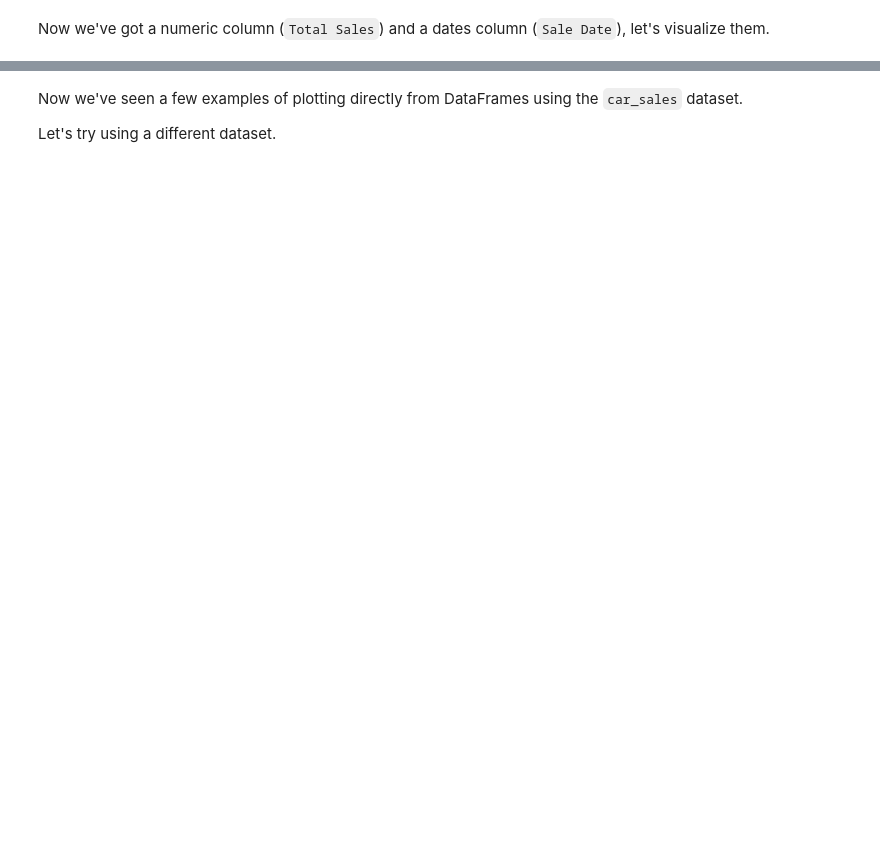
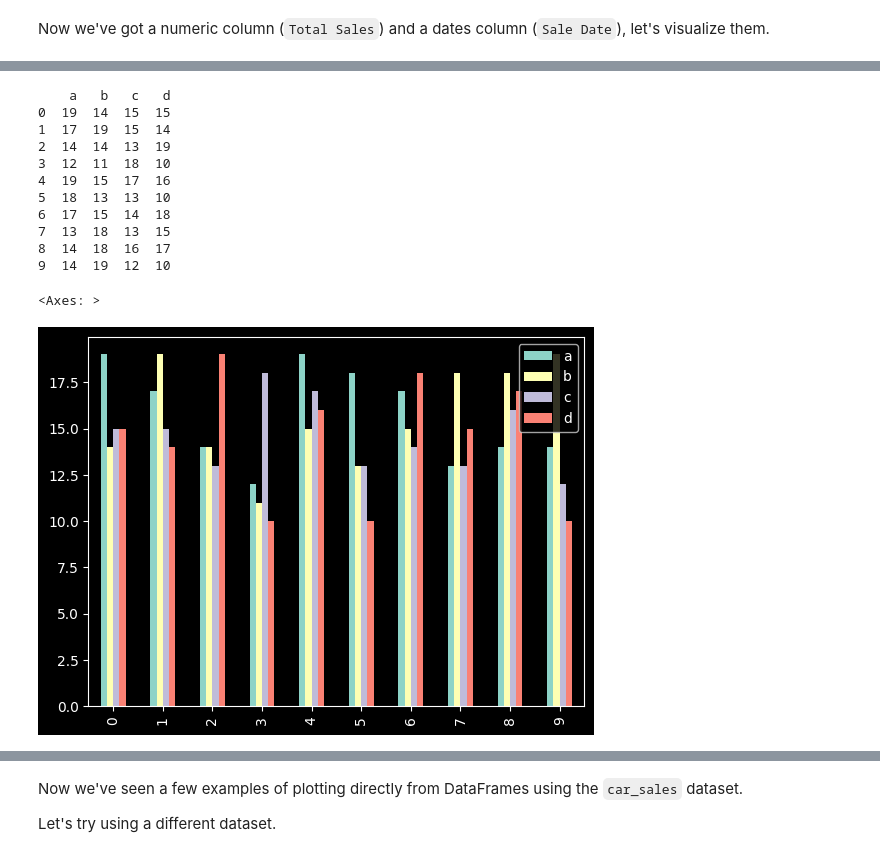
Before and after one commit to DarkDk123/ZTM-ML-Data-Science, a Jupyter notebook: 6. Matplotlib - Visualizing Data/Exercises/matplotlib-exercises.ipynb, the cells around one changed output, grey strips where cells are left out. Saved outputs shown, nothing was run; the diff lists cells and outputs as text; code cells hidden in the pictures; blank space fills up the shorter version.

```diff
--- a/6. Matplotlib - Visualizing Data/Exercises/matplotlib-exercises.ipynb
+++ b/6. Matplotlib - Visualizing Data/Exercises/matplotlib-exercises.ipynb
@@ -248,10 +332,25 @@ Now we've got a numeric column (`Total Sales`) and a dates column (`Sale Date`),
 # %%
 # Create a NumPy array of random numbers of size (10, 4) and save it to X
-
+x = np.random.randint(10, 20, size=(10, 4))
 
 # Turn the NumPy array X into a DataFrame with columns called ['a', 'b', 'c', 'd']
-
-
+random_DF = pd.DataFrame(x, columns= ['a', 'b', 'c', 'd'])
+print(random_DF)
 # Create a bar graph of the DataFrame
+random_DF.plot(kind='bar')
+# %% [output]
+    a   b   c   d
+0  19  14  15  15
+1  17  19  15  14
+2  14  14  13  19
+3  12  11  18  10
+4  19  15  17  16
+5  18  13  13  10
+6  17  15  14  18
+7  13  18  13  15
+8  14  18  16  17
+9  14  19  12  10
+<Axes: >
+[figure, added]
 # %%
 # Create a bar graph of the 'Make' and 'Odometer (KM)' columns in the car_sales DataFrame
```
Also changed, not shown: parts of 27 cells of this notebook, 2 other files.
